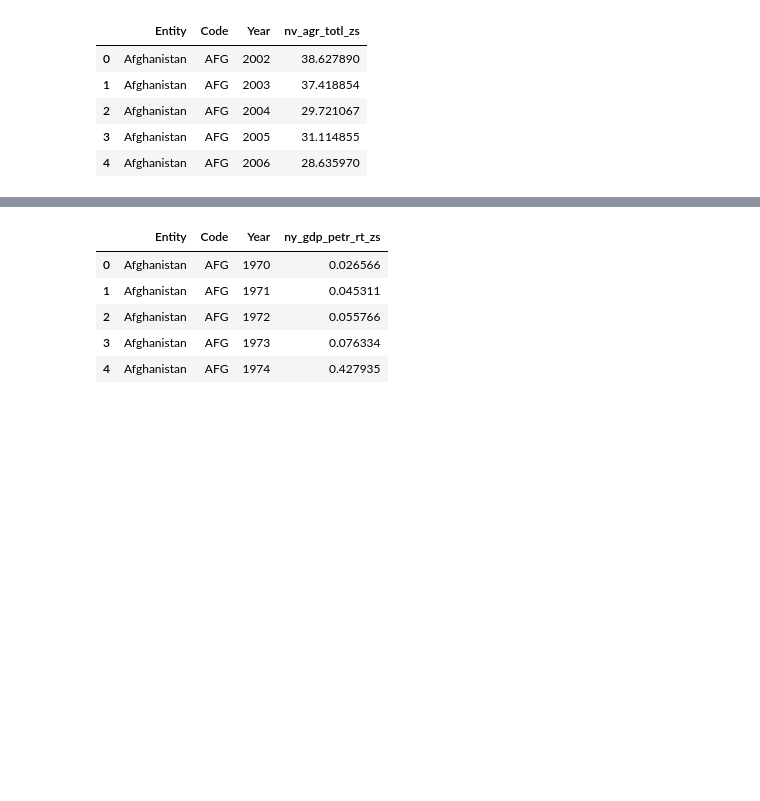
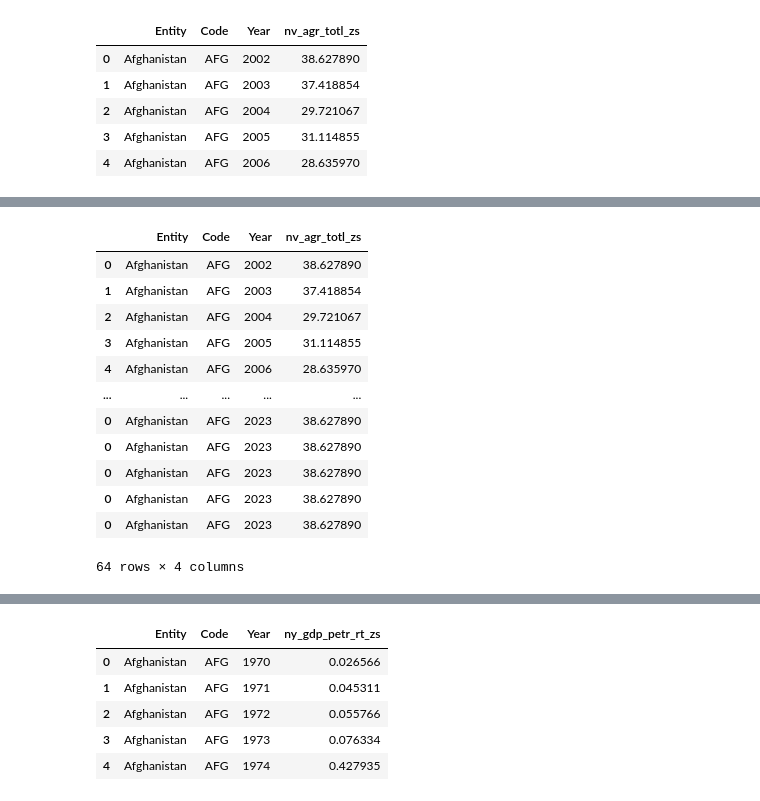
Before and after one commit to ebelchio12/nature-and-conflicts, a Jupyter notebook: EDA/rainfall/rainfall.ipynb, the cells around one changed output, grey strips where cells are left out. Drawn from its saved outputs; the diff is of its cells as text; code cells hidden in the pictures; blank space fills up the shorter version.

```diff
--- a/EDA/rainfall/rainfall.ipynb
+++ b/EDA/rainfall/rainfall.ipynb
@@ -403,0 +457,40 @@ agricultural_share.head(5)
+# %%
+def fill_na(df, column_name, ref_col, ref_val, method='mode', value=None):
+    if method not in ['mode', 'min', 'max', 'mean', 'value']:
+        raise ValueError(f"{method} not valid")
+    if method == 'value' and value is None:
+        raise ValueError(f"Method is set to value but value is None.")
+
+    col_type = df[column_name].dtype
+    if method in ['min', 'max', 'mean'] and not np.issubdtype(col_type, np.number):
+        raise TypeError(f"Method {method} is not compatible with column type {col_type}.")
+    if method == 'value' and (col_type != type(value)):
+        raise TypeError(f"Given value type {type(value)} is not compatible with column type {col_type}.")
+
+    if method == 'mode':
+        value = df[df[ref_col]==ref_val].dropna().mode()
+    elif method == 'min':
+        value = df[df[ref_col]==ref_val].dropna().min()
+    elif method == 'max':
+        value = df[df[ref_col]==ref_val].dropna().max()
+    elif method == 'mean':
+        value = df[df[ref_col]==ref_val].dropna().mean()
+
+    df[(df[ref_col]==ref_val) & (df[column_name].isna())] = value
+# %%
+fill_na(agricultural_share, 'nv_agr_totl_zs', 'Code', 'AFG', method='max')
+agricultural_share[agricultural_share['Code']=='AFG']
+# %% [output]
+|  | Entity | Code | Year | nv_agr_totl_zs |
+| 0 | Afghanistan | AFG | 2002 | 38.627890 |
+| 1 | Afghanistan | AFG | 2003 | 37.418854 |
+| 2 | Afghanistan | AFG | 2004 | 29.721067 |
+| 3 | Afghanistan | AFG | 2005 | 31.114855 |
+| 4 | Afghanistan | AFG | 2006 | 28.635970 |
+| ... | ... | ... | ... | ... |
+| 0 | Afghanistan | AFG | 2023 | 38.627890 |
+| 0 | Afghanistan | AFG | 2023 | 38.627890 |
+| 0 | Afghanistan | AFG | 2023 | 38.627890 |
+| 0 | Afghanistan | AFG | 2023 | 38.627890 |
+| 0 | Afghanistan | AFG | 2023 | 38.627890 |
+64 rows × 4 columns
```
Also changed, not shown: parts of 6 cells of this notebook.
